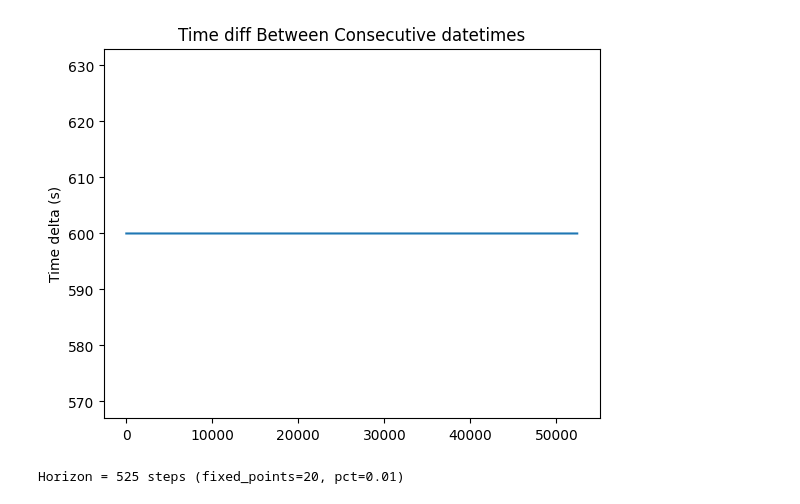
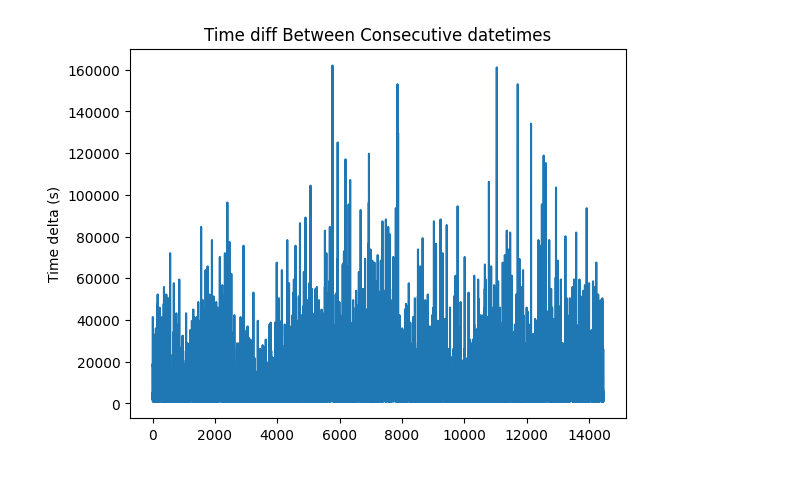
Before and after one commit to abiadf/timeseries_geo_ml, a Jupyter notebook: src/dataset_notebook.ipynb, the cells around one changed output. Cells and saved outputs as stored; diff of their text form; code cells hidden in the pictures.

```diff
--- a/src/dataset_notebook.ipynb
+++ b/src/dataset_notebook.ipynb
@@ -42,41 +47,41 @@ datasets = {"GDELT_USA_LAB":      {"path": "Time-IMM/GDELT_USA_LAB",       "time
             "power_consumption":  {"path": "power_consumption",            "time_col": "Datetime",  "y": ["PowerConsumption_Zone1", "PowerConsumption_Zone2", "PowerConsumption_Zone3"]},
             "appliances_energy":  {"path": "appliances_energy",            "time_col": "date",      "y": ["rv1", "rv2"]}}
 
-desired_dataset= "power_consumption"
+desired_dataset= "GDELT_USA_LAB"
 
 df             = pd.read_csv(f"../public_datasets/{datasets[desired_dataset]['path']}.csv")
 time_col_name  = datasets[desired_dataset]["time_col"]
 
 """Pre-processing each dataset"""
 try:
     if desired_dataset == "GDELT_USA_LAB":
         df.drop(["record_id"], axis=1, inplace=True)
     elif desired_dataset == "ClusterTrace_707":
         pass
     elif desired_dataset == "EPA_air_los_angeles":
         df.drop(["record_id"], axis=1, inplace=True)
     elif desired_dataset == "FNSPID_EXPE":
         df.drop(["record_id"], axis=1, inplace=True)
     elif desired_dataset == "ILINet":
         df.drop(["record_id"], axis=1, inplace=True)
         df = df.drop_duplicates(subset=['date_time'], keep='first').reset_index(drop=True) #some rows have same time
     elif desired_dataset == "repohealth_facebook":
         df.drop(["record_id"], axis=1, inplace=True)
     elif desired_dataset == "studentlife_fc7337":
         df.drop(["record_id"], axis=1, inplace=True)
     elif desired_dataset == "power_consumption":
         df.drop(["PowerConsumption_Zone2", "PowerConsumption_Zone3"], axis=1, inplace=True)
     elif desired_dataset == "appliances_energy":
         df.drop(["rv2"], axis=1, inplace=True)
 except Exception as e:
     pass
 
 y_cols = [col for col in datasets[desired_dataset]["y"] if col in df.columns]
 df = df.fillna(0)
 
 plot_time_deltas(df, time_col_name)
 # %% [output]
-[figure, old version]
+[figure, new version]
 # %%
 """Common pre-processing steps"""
 
@@ -97,8 +102,6 @@ n_windows     = 5    # windows to create
 horizon       = 10   # prediction horizon for each window
 horizon_frac  = 0.01 # frac of ENTIRE series length
 min_window_len= 1008 # len of smallest window (1008 is timeGPT default)
-# %% [output]
-Horizon = 525 steps (fixed_points=20, pct=0.01)
 # %%
 """TimeGPT"""
 NIXTLA_API_KEY = 'nixak-TnuMDCHsSM4hajkuXycqZZrNxwtAIoT9O9H7Q8ZwKl2JuJlazRqIPknwJW1AVHX2yB3yfCAwmAogugqQ'
```
Also changed, not shown: parts of 7 cells of this notebook, 5 other files.
